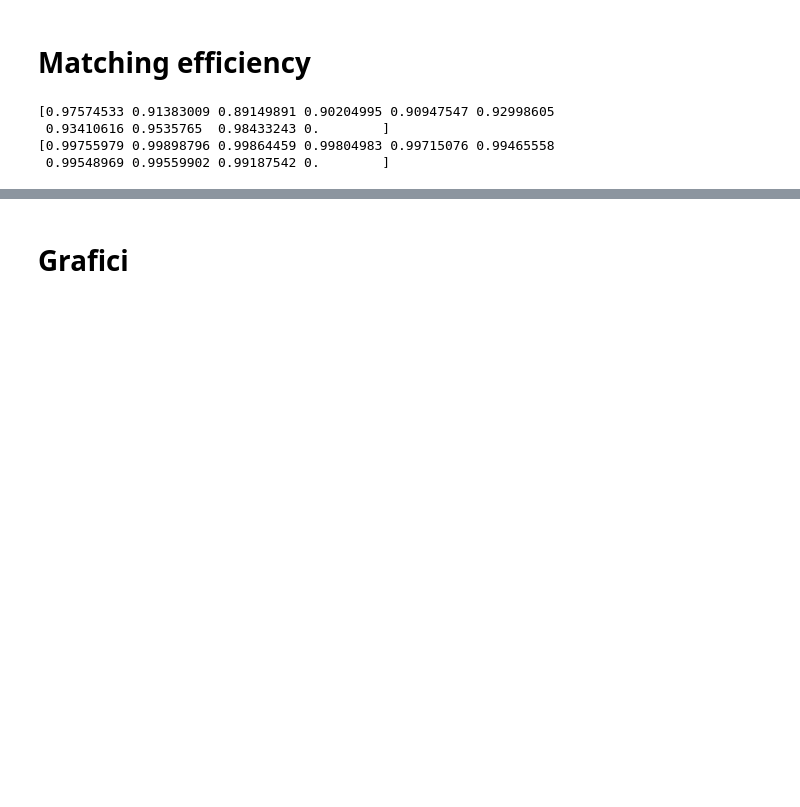
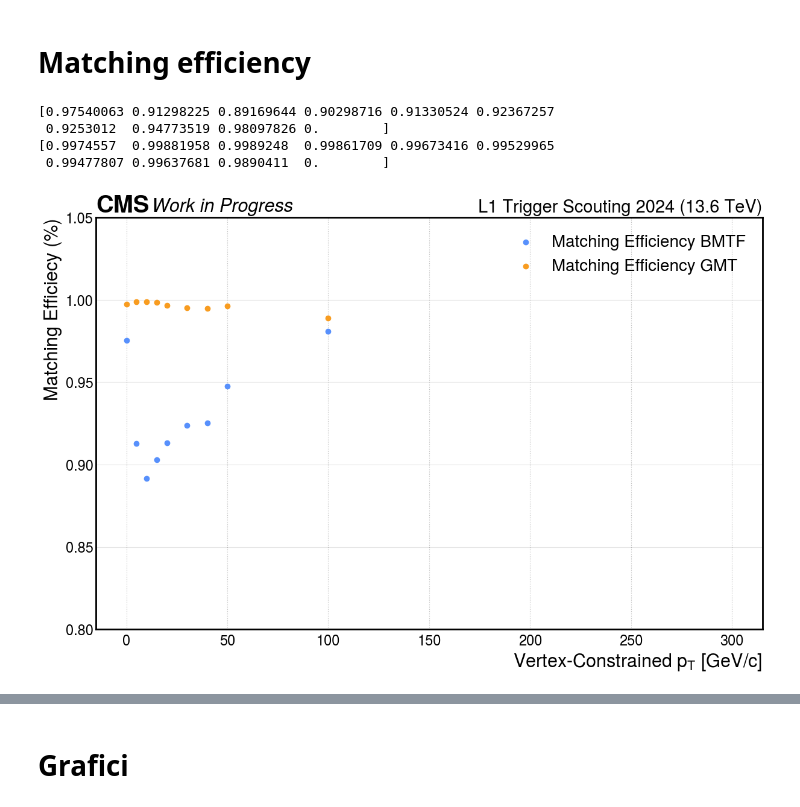
Before and after one commit to francescoreschio/Tesi-Triennale, a Jupyter notebook: Codice/DeltaRDef.ipynb, the cells around one changed output, grey strips where cells are left out. Saved outputs shown, nothing was run; the diff lists cells and outputs as text; code cells hidden in the pictures; blank space fills up the shorter version.

```diff
--- a/Codice/DeltaRDef.ipynb
+++ b/Codice/DeltaRDef.ipynb
@@ -280,11 +312,13 @@ bins = np.array([0, 5, 10, 15, 20, 30, 40, 50, 100, 300])
 #bins = np.array([0, 1, 2, 4, 8, 16, 32, 64, 128, 256])
 #bins = np.array([1, 2, 3, 4, 6, 8, 10, 15, 20, 30, 50, 75, 100, 150, 256])
 
-BMTFMatchingEfficiency = np.zeros(len(bins))
-GMTMatchingEfficiency = np.zeros(len(bins))
+BMTFMatchingEfficiencyPt = np.zeros(len(bins))
+GMTMatchingEfficiencyPt = np.zeros(len(bins))
 
 PtBMTF_Hist = hist.Hist(hist.axis.Variable(bins, name="pTBMTF", label="BMTF Muon pT [GeV]"))
 AllPtBMTF_Hist = hist.Hist(hist.axis.Variable(bins, name="AllpTBMTF", label="BMTF Muon pT [GeV]"))
+PtGMT_Hist = hist.Hist(hist.axis.Variable(bins, name="pTGMT", label="GMT Muon pT [GeV]"))
+AllPtGMT_Hist = hist.Hist(hist.axis.Variable(bins, name="AllpTGMT", label="GMT Muon pT [GeV]"))
 
 PtBMTF_Hist.fill(pTBMTF=PtBMTF)
 AllPtBMTF_Hist.fill(AllpTBMTF=AllPtBMTF)
@@ -292,10 +326,7 @@ AllPtBMTF_Hist.fill(AllpTBMTF=AllPtBMTF)
 for i in range(len(bins)-1):
 
   TempEff = PtBMTF_Hist[i] / AllPtBMTF_Hist[i]
-  BMTFMatchingEfficiency[i] = TempEff
-
-PtGMT_Hist = hist.Hist(hist.axis.Variable(bins, name="pTGMT", label="GMT Muon pT [GeV]"))
-AllPtGMT_Hist = hist.Hist(hist.axis.Variable(bins, name="AllpTGMT", label="GMT Muon pT [GeV]"))
+  BMTFMatchingEfficiencyPt[i] = TempEff
 
 PtGMT_Hist.fill(pTGMT=PtGMT)
 AllPtGMT_Hist.fill(AllpTGMT=AllPtGMT)
@@ -303,12 +334,35 @@ AllPtGMT_Hist.fill(AllpTGMT=AllPtGMT)
 for i in range(len(bins)-1):
 
   TempEff = PtGMT_Hist[i] / AllPtGMT_Hist[i]
-  GMTMatchingEfficiency[i] = TempEff
+  GMTMatchingEfficiencyPt[i] = TempEff
 
-print(BMTFMatchingEfficiency)
-print(GMTMatchingEfficiency)
+print(BMTFMatchingEfficiencyPt)
+print(GMTMatchingEfficiencyPt)
 # %% [output]
-[0.97574533 0.91383009 0.89149891 0.90204995 0.90947547 0.92998605
- 0.93410616 0.9535765  0.98433243 0.        ]
-[0.99755979 0.99898796 0.99864459 0.99804983 0.99715076 0.99465558
- 0.99548969 0.99559902 0.99187542 0.        ]
+[0.97540063 0.91298225 0.89169644 0.90298716 0.91330524 0.92367257
+ 0.9253012  0.94773519 0.98097826 0.        ]
+[0.9974557  0.99881958 0.9989248  0.99861709 0.99673416 0.99529965
+ 0.99477807 0.99637681 0.9890411  0.        ]
+# %%
+fig, ax = plt.subplots(figsize=(12, 8), constrained_layout=True)
+set_label_font(ax, FONTSIZE)
+set_tick_font(ax, FONTSIZE-2)
+draw_grid(ax, axis="y")
+draw_cms_label(ax, fontsize=FONTSIZE, label="Work in Progress", rlabel="L1 Trigger Scouting 2024 (13.6 TeV)")
+
+plt.scatter(bins, BMTFMatchingEfficiencyPt, label="Matching Efficiency BMTF")
+plt.scatter(bins, GMTMatchingEfficiencyPt, label="Matching Efficiency GMT")
+
+ax.set_ylim(0.8, 1.05)
+
+
+ax.set_xlabel(r'Vertex-Constrained $p_T$ [GeV/c]')
+ax.set_ylabel('Matching Efficiecy (%)')
+ax.grid(True)
+ax.legend(fontsize = 20)
+
+ax.tick_params(axis='both', which='both', length=0, labelsize = FONTSIZE - 5)
+
+plt.show()
+# %% [output]
+[figure, added]
```
Also changed, not shown: parts of 8 cells of this notebook, 6 other files.
